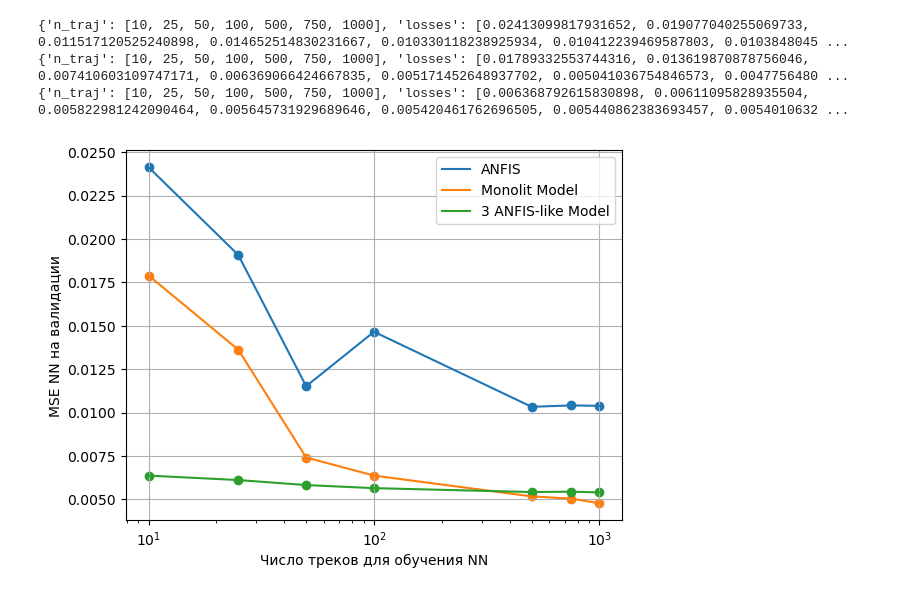
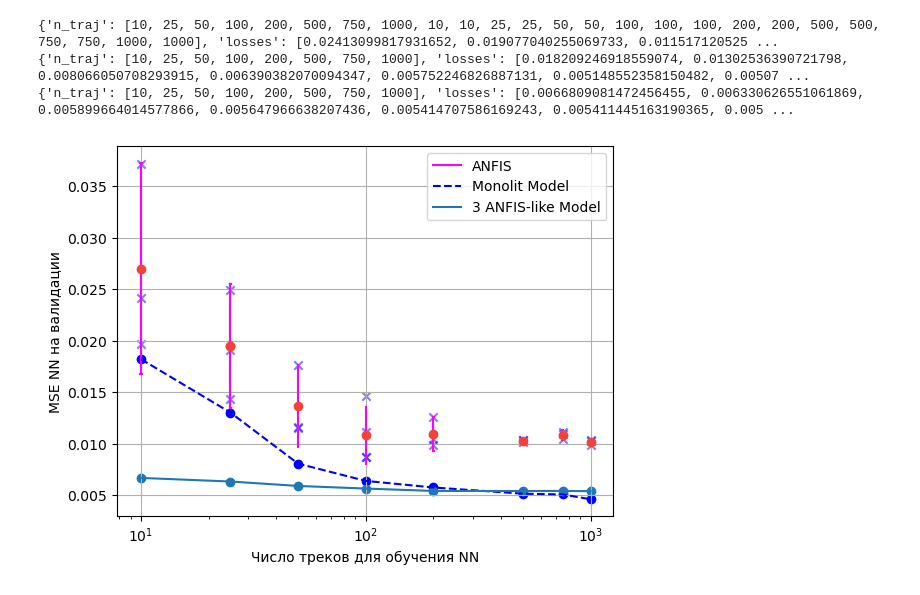
Before and after one commit to Petilia/approx_sdre, a Jupyter notebook: vis_train_results.ipynb, the cells around one changed output. Drawn from its saved outputs; the diff is of its cells as text; code cells hidden in the pictures.

```diff
--- a/vis_train_results.ipynb
+++ b/vis_train_results.ipynb
@@ -9,5 +28,7 @@ def load_stats(name):
 # %%
-anfis_stats = load_stats("anfis_stats")
+anfis_stats = load_stats("all_anfis_stats")
+# add_anfis_stats  = load_stats("add_anfis_stats")
+
 monolit_stats = load_stats("monolit_model")
 anfislike_model_stats = load_stats("3_model_anfislike")
 
@@ -15,27 +36,43 @@ print(anfis_stats)
 print(monolit_stats)
 print(anfislike_model_stats)
 # %% [output]
-{'n_traj': [10, 25, 50, 100, 500, 750, 1000], 'losses': [0.02413099817931652, 0.019077040255069733, 0.011517120525240898, 0.014652514830231667, 0.010330118238925934, 0.010412239469587803, 0.0103848045 ...
-{'n_traj': [10, 25, 50, 100, 500, 750, 1000], 'losses': [0.01789332553744316, 0.013619870878756046, 0.007410603109747171, 0.006369066424667835, 0.005171452648937702, 0.005041036754846573, 0.0047756480 ...
-{'n_traj': [10, 25, 50, 100, 500, 750, 1000], 'losses': [0.006368792615830898, 0.00611095828935504, 0.005822981242090464, 0.005645731929689646, 0.005420461762696505, 0.005440862383693457, 0.0054010632 ...
+{'n_traj': [10, 25, 50, 100, 200, 500, 750, 1000, 10, 10, 25, 25, 50, 50, 100, 100, 100, 200, 200, 500, 500, 750, 750, 1000, 1000], 'losses': [0.02413099817931652, 0.019077040255069733, 0.011517120525 ...
+{'n_traj': [10, 25, 50, 100, 200, 500, 750, 1000], 'losses': [0.018209246918559074, 0.01302536390721798, 0.008066050708293915, 0.006390382070094347, 0.005752246826887131, 0.005148552358150482, 0.00507 ...
+{'n_traj': [10, 25, 50, 100, 200, 500, 750, 1000], 'losses': [0.0066809081472456455, 0.006330626551061869, 0.005899664014577866, 0.005647966638207436, 0.005414707586169243, 0.005411445163190365, 0.005 ...
 # %%
+import numpy as np
+
 plt.figure()
 
-plt.scatter(anfis_stats["n_traj"], anfis_stats["losses"])
-plt.plot(anfis_stats["n_traj"], anfis_stats["losses"], label="ANFIS")
+# plt.scatter(anfis_stats["n_traj"], anfis_stats["losses"], c="b")
 
-plt.scatter(monolit_stats["n_traj"], monolit_stats["losses"])
-plt.plot(monolit_stats["n_traj"], monolit_stats["losses"], label="Monolit Model")
+all_losses = anfis_stats["losses"]
+all_traj = anfis_stats["n_traj"]
+losses_array = np.vstack((all_traj ,all_losses))
+
+for n_tr in set(all_traj):
+    values = losses_array[1, :][losses_array[0, :] == n_tr]
+    plot_confidence_interval(n_tr, values, color="magenta")
+
+plot_confidence_interval(n_tr, values, color="magenta", label="ANFIS")
+
+plt.scatter(all_traj, all_losses, marker="x", c="b",alpha=0.5)
+
+# plt.scatter(add_anfis_stats["n_traj"], add_anfis_stats["losses"], c="b")
+# plt.plot(anfis_stats["n_traj"], anfis_stats["losses"], "b",  label="ANFIS")
+
+plt.scatter(monolit_stats["n_traj"], monolit_stats["losses"], c="b")
+plt.plot(monolit_stats["n_traj"], monolit_stats["losses"], "b--", label="Monolit Model")
 
 plt.scatter(anfislike_model_stats["n_traj"], anfislike_model_stats["losses"])
 plt.plot(anfislike_model_stats["n_traj"], anfislike_model_stats["losses"], label="3 ANFIS-like Model")
 
 plt.grid()
 plt.xlabel("Число треков для обучения NN")
 plt.ylabel("MSE NN на валидации")
 plt.legend()
 
 plt.xscale("log")
 # plt.yscale("log")
 # %% [output]
-[figure, old version]
+[figure, new version]
```
Also changed, not shown: parts of 2 cells of this notebook, 6 other files.
